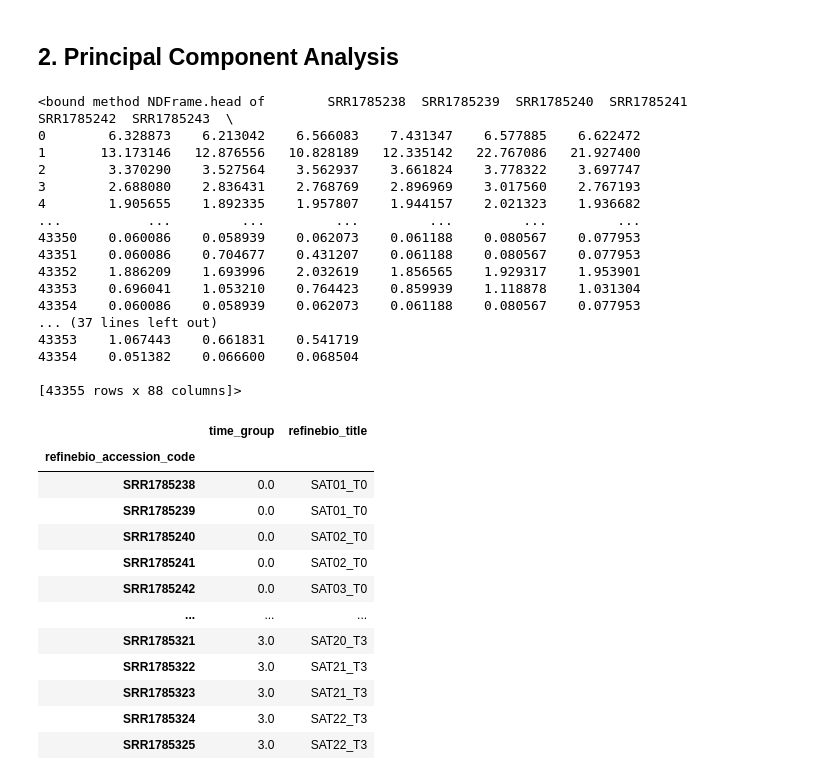
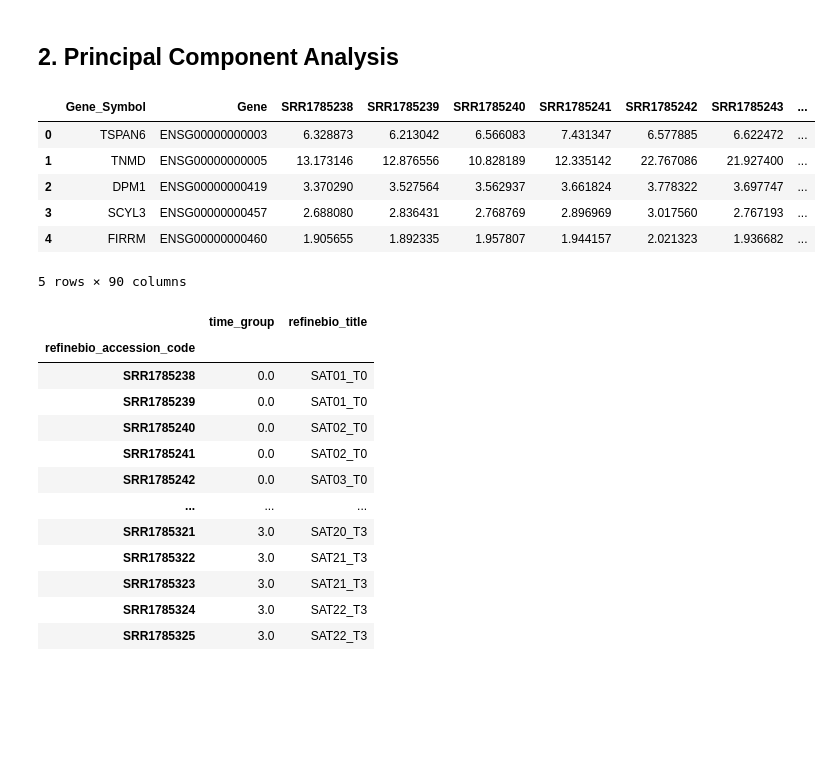
Before and after one commit to jamesh5391/bariatric-rna-seq, a Jupyter notebook: src/main.ipynb, the cells around one changed output. Cells and saved outputs as stored; diff of their text form; code cells hidden in the pictures; blank space fills up the shorter version.

```diff
--- a/src/main.ipynb
+++ b/src/main.ipynb
@@ -108,25 +106,15 @@ plt.show()
 # %% [markdown]
 ## 2. Principal Component Analysis
 # %%
-df.head
+df.head()
 # %% [output]
+|  | Gene_Symbol | Gene | SRR1785238 | SRR1785239 | SRR1785240 | SRR1785241 | SRR1785242 | SRR1785243 | ... |
+| 0 | TSPAN6 | ENSG00000000003 | 6.328873 | 6.213042 | 6.566083 | 7.431347 | 6.577885 | 6.622472 | ... |
+| 1 | TNMD | ENSG00000000005 | 13.173146 | 12.876556 | 10.828189 | 12.335142 | 22.767086 | 21.927400 | ... |
+| 2 | DPM1 | ENSG00000000419 | 3.370290 | 3.527564 | 3.562937 | 3.661824 | 3.778322 | 3.697747 | ... |
+| 3 | SCYL3 | ENSG00000000457 | 2.688080 | 2.836431 | 2.768769 | 2.896969 | 3.017560 | 2.767193 | ... |
+| 4 | FIRRM | ENSG00000000460 | 1.905655 | 1.892335 | 1.957807 | 1.944157 | 2.021323 | 1.936682 | ... |
-<bound method NDFrame.head of        SRR1785238  SRR1785239  SRR1785240  SRR1785241  SRR1785242  SRR1785243  \
-0        6.328873    6.213042    6.566083    7.431347    6.577885    6.622472
-1       13.173146   12.876556   10.828189   12.335142   22.767086   21.927400
-2        3.370290    3.527564    3.562937    3.661824    3.778322    3.697747
-3        2.688080    2.836431    2.768769    2.896969    3.017560    2.767193
-4        1.905655    1.892335    1.957807    1.944157    2.021323    1.936682
-...           ...         ...         ...         ...         ...         ...
-43350    0.060086    0.058939    0.062073    0.061188    0.080567    0.077953
-43351    0.060086    0.704677    0.431207    0.061188    0.080567    0.077953
-43352    1.886209    1.693996    2.032619    1.856565    1.929317    1.953901
-43353    0.696041    1.053210    0.764423    0.859939    1.118878    1.031304
-43354    0.060086    0.058939    0.062073    0.061188    0.080567    0.077953
-... (37 lines left out)
-43353    1.067443    0.661831    0.541719
-43354    0.051382    0.066600    0.068504
-
-[43355 rows x 88 columns]>
+5 rows × 90 columns
 # %%
 # Group samples using metadata
 metadata = pd.read_csv('../data/processed/SRP053101/metadata_SRP053101.tsv', sep='\t')
```
Also changed, not shown: parts of 4 cells of this notebook.
